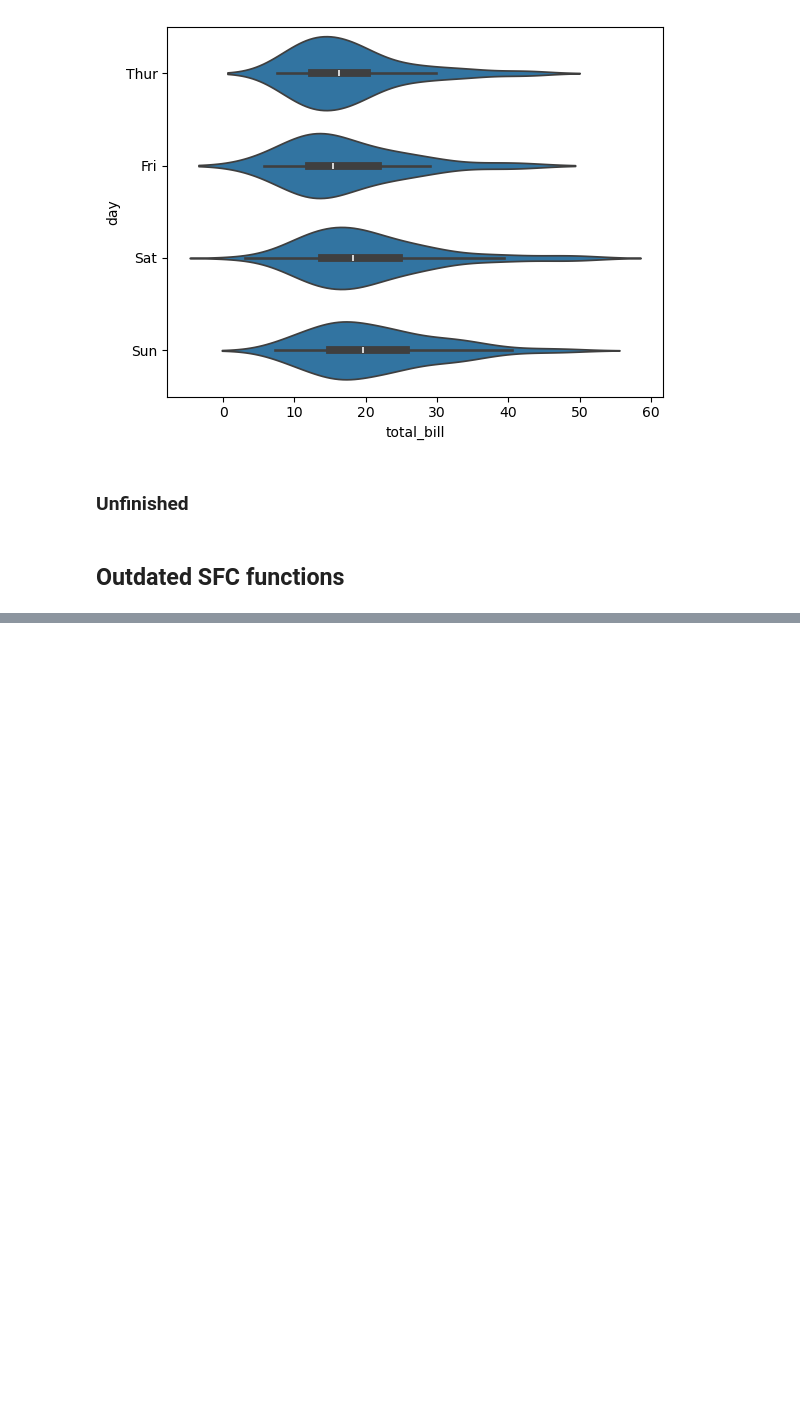
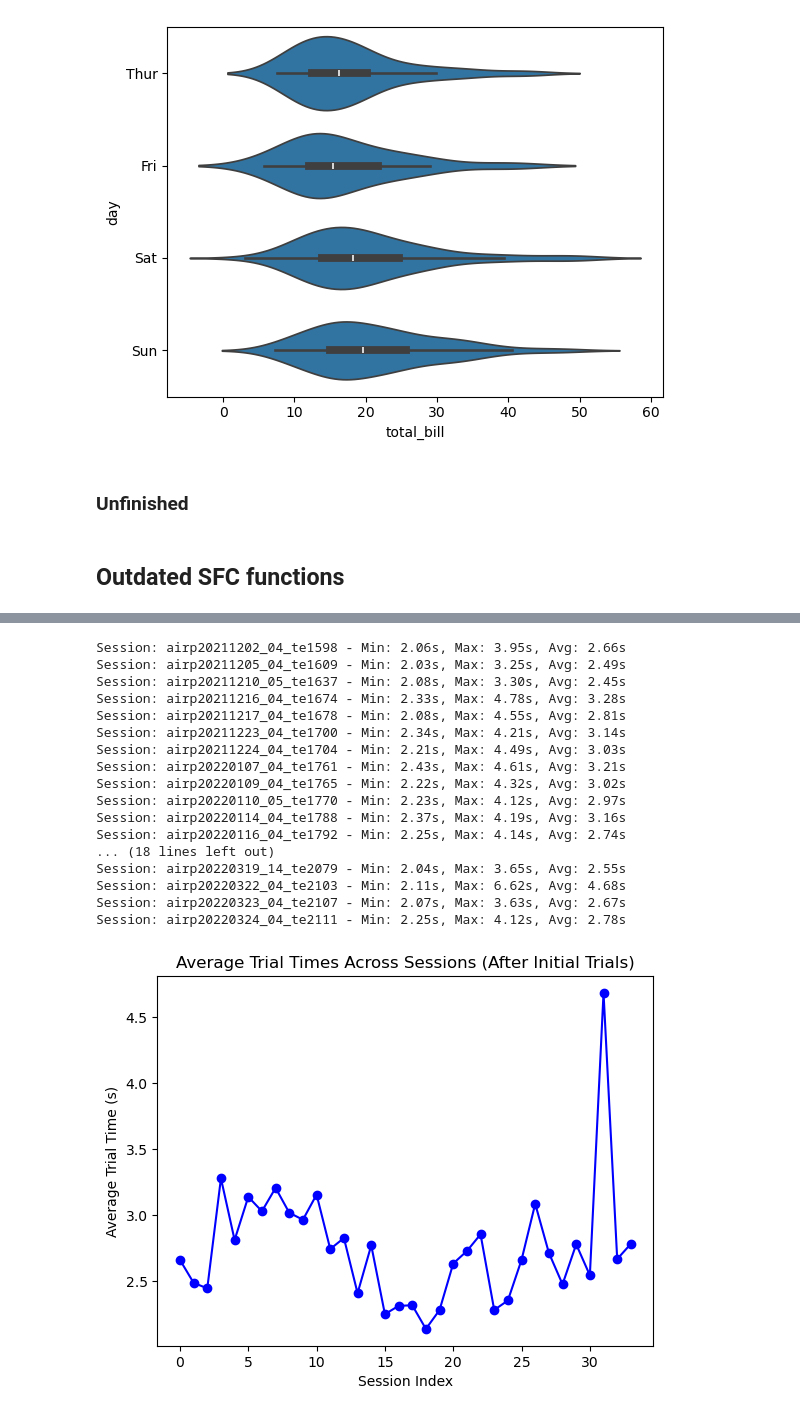
Before and after one commit to santacruzlab/NeuronTracking, a Jupyter notebook: sri/sri_analysis.ipynb, the cells around one changed output, grey strips where cells are left out. Cells and saved outputs as stored; diff of their text form; code cells hidden in the pictures; blank space fills up the shorter version.

```diff
--- a/sri/sri_analysis.ipynb
+++ b/sri/sri_analysis.ipynb
@@ -711,0 +961,41 @@ for subj in [braz]: # For each subject
+# %%
+init_trial_set = 3
+
+s_means = []
+for s in ses.AIRPORT_SESSIONS:
+    hdf = tables.open_file(os.path.join(INPUT_DATA_FOLDER, 'hdf', f'{s}.hdf'))
+    trial_durations, error_clamped = block_trial_time(hdf, block=2)
+    trial_durations = trial_durations / 60
+    binned_durations = []
+    for i in range(0, len(trial_durations), 8):
+        binned_trials = trial_durations[i:i+8]
+        binned_trials = binned_trials[binned_trials < 10]  # Exclude trials longer than 10 seconds
+        binned_durations.append(np.mean(binned_trials))
+    s_means.append(np.mean(binned_durations[init_trial_set:]))
+    print(f"Session: {s} - Min: {np.min(binned_durations[init_trial_set:]):.2f}s, Max: {np.max(binned_durations[init_trial_set:]):.2f}s, Avg: {np.mean(binned_durations[init_trial_set:]):.2f}s")
+
+plt.Figure(figsize=(6, 4))
+plt.plot(s_means, marker='o', linestyle='-', color='b')
+plt.title("Average Trial Times Across Sessions (After Initial Trials)")
+plt.xlabel("Session Index")
+plt.ylabel("Average Trial Time (s)")
+plt.show()
+# %% [output]
+Session: airp20211202_04_te1598 - Min: 2.06s, Max: 3.95s, Avg: 2.66s
+Session: airp20211205_04_te1609 - Min: 2.03s, Max: 3.25s, Avg: 2.49s
+Session: airp20211210_05_te1637 - Min: 2.08s, Max: 3.30s, Avg: 2.45s
+Session: airp20211216_04_te1674 - Min: 2.33s, Max: 4.78s, Avg: 3.28s
+Session: airp20211217_04_te1678 - Min: 2.08s, Max: 4.55s, Avg: 2.81s
+Session: airp20211223_04_te1700 - Min: 2.34s, Max: 4.21s, Avg: 3.14s
+Session: airp20211224_04_te1704 - Min: 2.21s, Max: 4.49s, Avg: 3.03s
+Session: airp20220107_04_te1761 - Min: 2.43s, Max: 4.61s, Avg: 3.21s
+Session: airp20220109_04_te1765 - Min: 2.22s, Max: 4.32s, Avg: 3.02s
+Session: airp20220110_05_te1770 - Min: 2.23s, Max: 4.12s, Avg: 2.97s
+Session: airp20220114_04_te1788 - Min: 2.37s, Max: 4.19s, Avg: 3.16s
+Session: airp20220116_04_te1792 - Min: 2.25s, Max: 4.14s, Avg: 2.74s
+... (18 lines left out)
+Session: airp20220319_14_te2079 - Min: 2.04s, Max: 3.65s, Avg: 2.55s
+Session: airp20220322_04_te2103 - Min: 2.11s, Max: 6.62s, Avg: 4.68s
+Session: airp20220323_04_te2107 - Min: 2.07s, Max: 3.63s, Avg: 2.67s
+Session: airp20220324_04_te2111 - Min: 2.25s, Max: 4.12s, Avg: 2.78s
+[figure, added]
```
Also changed, not shown: parts of 13 cells of this notebook, 1 other file.
